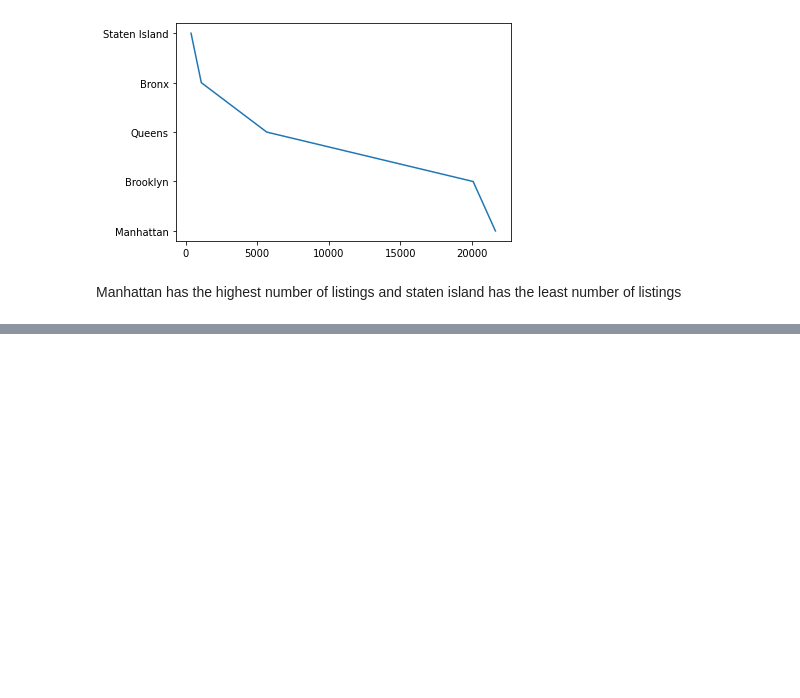
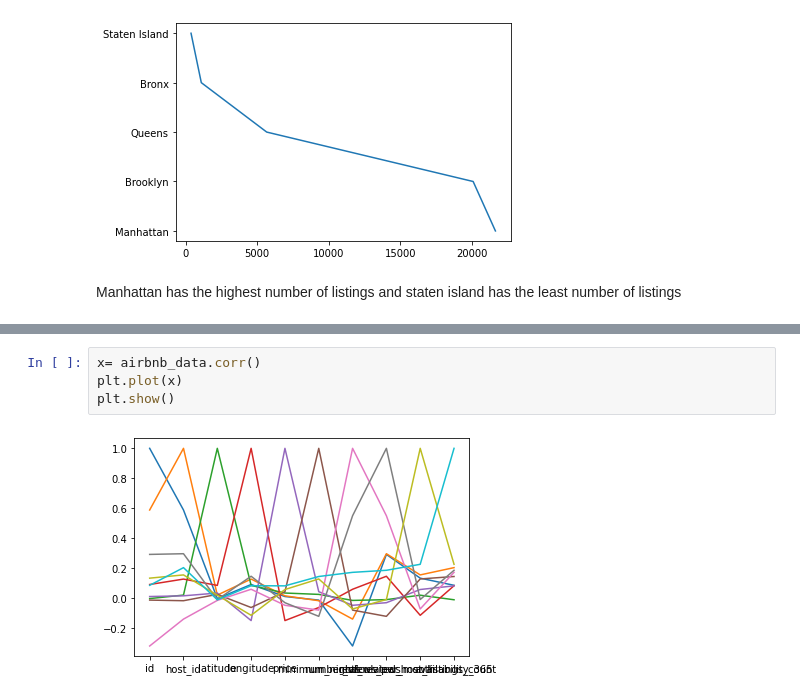
Before and after one commit to m123m12/Airbnb-Booking-Analysis, a Jupyter notebook: Copy_of_Airbnb_Bookings_Analysis_Capstone_Project.ipynb, the cells around one changed output, grey strips where cells are left out. Saved outputs shown, nothing was run; the diff lists cells and outputs as text; blank space fills up the shorter version.

```diff
--- a/Copy_of_Airbnb_Bookings_Analysis_Capstone_Project.ipynb
+++ b/Copy_of_Airbnb_Bookings_Analysis_Capstone_Project.ipynb
@@ -201,0 +215,6 @@ Manhattan has the highest number of listings and staten island has the least num
+# %%
+x= airbnb_data.corr()
+plt.plot(x)
+plt.show()
+# %% [output]
+[figure, added]
```
Also changed, not shown: parts of 7 cells of this notebook.
